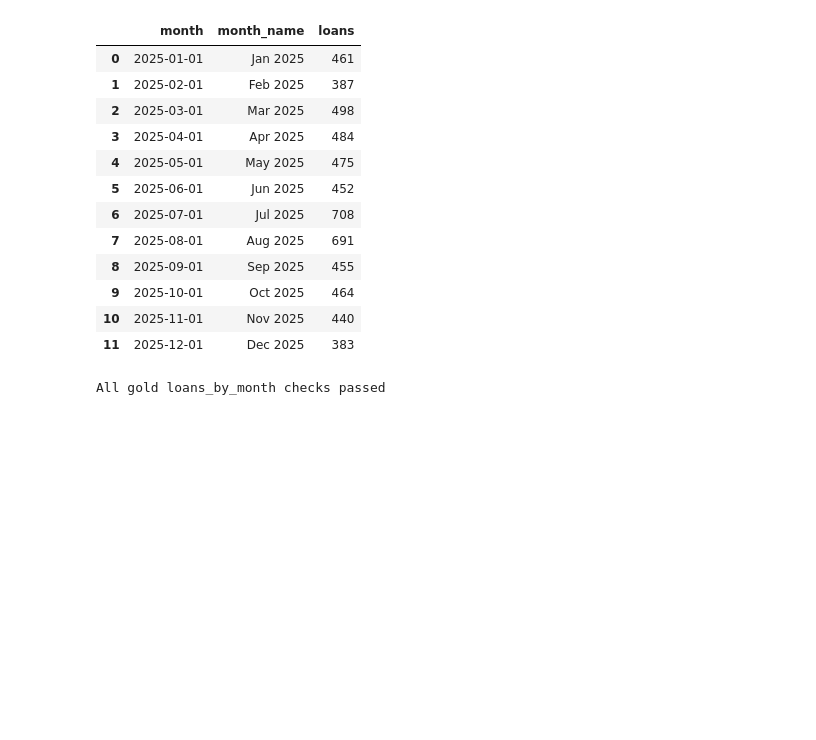
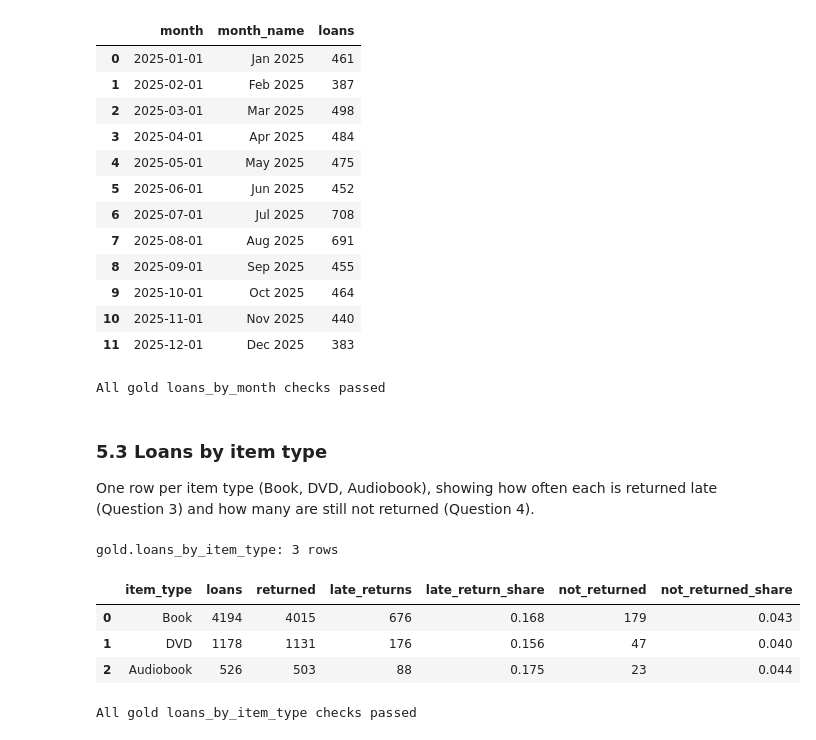
Before and after one commit to HuriyaAhmerr/5782076-AnalyticsEngineering, a Jupyter notebook: 5782076_library_pipeline.ipynb, the cells around one changed output. Cells and saved outputs as stored; diff of their text form; code cells hidden in the pictures; blank space fills up the shorter version.

Commit message:
gold loans_by_item_type created

```diff
--- a/5782076_library_pipeline.ipynb
+++ b/5782076_library_pipeline.ipynb
@@ -2009,3 +2009,56 @@ assert q(f"SELECT COUNT(*) FROM {g}.loans_by_month WHERE month_name <> strftime(
 print("All gold loans_by_month checks passed")
 # %% [output]
 All gold loans_by_month checks passed
+# %% [markdown]
+### 5.3 Loans by item type
+
+One row per item type (Book, DVD, Audiobook), showing how often each is returned late (Question 3) and how many are still not returned (Question 4).
+# %%
+def build_gold_loans_by_item_type(con, silver="silver", gold="gold"):
+    """Gold: one row per item type – loans, returns, late returns and items not returned (Q3, Q4)."""
+    con.execute(f"CREATE SCHEMA IF NOT EXISTS {gold}")
+    con.execute(f"""
+        CREATE OR REPLACE TABLE {gold}.loans_by_item_type AS
+        SELECT i.item_type,
+               COUNT(*)                                   AS loans,
+               COUNT(*) FILTER (WHERE l.is_returned)      AS returned,
+               COUNT(*) FILTER (WHERE l.is_late)          AS late_returns,
+               -- late returns ÷ returned loans
+               ROUND(COUNT(*) FILTER (WHERE l.is_late)
+                     / NULLIF(COUNT(*) FILTER (WHERE l.is_returned), 0), 3) AS late_return_share,
+               COUNT(*) FILTER (WHERE NOT l.is_returned)  AS not_returned,
+               -- loans not returned ÷ all loans
+               ROUND(COUNT(*) FILTER (WHERE NOT l.is_returned) / COUNT(*), 3) AS not_returned_share
+        FROM {silver}.loans l
+        JOIN {silver}.items i USING (item_id)
+        GROUP BY i.item_type""")
+    n = con.execute(f"SELECT COUNT(*) FROM {gold}.loans_by_item_type").fetchall()[0][0]
+    print(f"{gold}.loans_by_item_type: {n} rows")
+
+build_gold_loans_by_item_type(con, SILVER_SCHEMA, GOLD_SCHEMA)
+display(con.sql(f"SELECT * FROM {GOLD_SCHEMA}.loans_by_item_type ORDER BY loans DESC").df())
+# %% [output]
+gold.loans_by_item_type: 3 rows
+|  | item_type | loans | returned | late_returns | late_return_share | not_returned | not_returned_share |
+| 0 | Book | 4194 | 4015 | 676 | 0.168 | 179 | 0.043 |
+| 1 | DVD | 1178 | 1131 | 176 | 0.156 | 47 | 0.040 |
+| 2 | Audiobook | 526 | 503 | 88 | 0.175 | 23 | 0.044 |
+# %%
+# Automatic checks on gold.loans_by_item_type – the pipeline stops if any fail
+s, g = SILVER_SCHEMA, GOLD_SCHEMA
+q = lambda sql: con.execute(sql).fetchall()[0][0]
+
+assert q(f"SELECT COUNT(*) FROM {g}.loans_by_item_type") == q(f"SELECT COUNT(DISTINCT i.item_type) FROM {s}.loans l JOIN {s}.items i USING (item_id)"), "Should be one row per item type"
+assert q(f"SELECT COUNT(*) - COUNT(DISTINCT item_type) FROM {g}.loans_by_item_type") == 0, "Duplicate item_type"
+assert q(f"SELECT SUM(loans) FROM {g}.loans_by_item_type") == q(f"SELECT COUNT(*) FROM {s}.loans"), "Total loans do not match silver.loans"
+assert q(f"SELECT SUM(late_returns) FROM {g}.loans_by_item_type") == q(f"SELECT COUNT(*) FROM {s}.loans WHERE is_late"), "Total late returns do not match silver.loans"
+assert q(f"SELECT SUM(not_returned) FROM {g}.loans_by_item_type") == q(f"SELECT COUNT(*) FROM {s}.loans WHERE NOT is_returned"), "Total not returned does not match silver.loans"
+assert q(f"SELECT COUNT(*) FROM {g}.loans_by_item_type WHERE returned + not_returned <> loans") == 0, "Returned + not returned does not equal loans"
+assert q(f"SELECT COUNT(*) FROM {g}.loans_by_item_type WHERE late_return_share NOT BETWEEN 0 AND 1 OR not_returned_share NOT BETWEEN 0 AND 1") == 0, "A share is outside 0 to 1"
+
+# All three gold tables must agree on the total number of loans
+assert q(f"SELECT SUM(loans) FROM {g}.loans_by_item_type") == q(f"SELECT SUM(loans) FROM {g}.loans_by_branch") == q(f"SELECT SUM(loans) FROM {g}.loans_by_month"), "Gold tables do not agree on total loans"
+
+print("All gold loans_by_item_type checks passed")
+# %% [output]
+All gold loans_by_item_type checks passed
```
Also changed, not shown: parts of 4 cells of this notebook.
